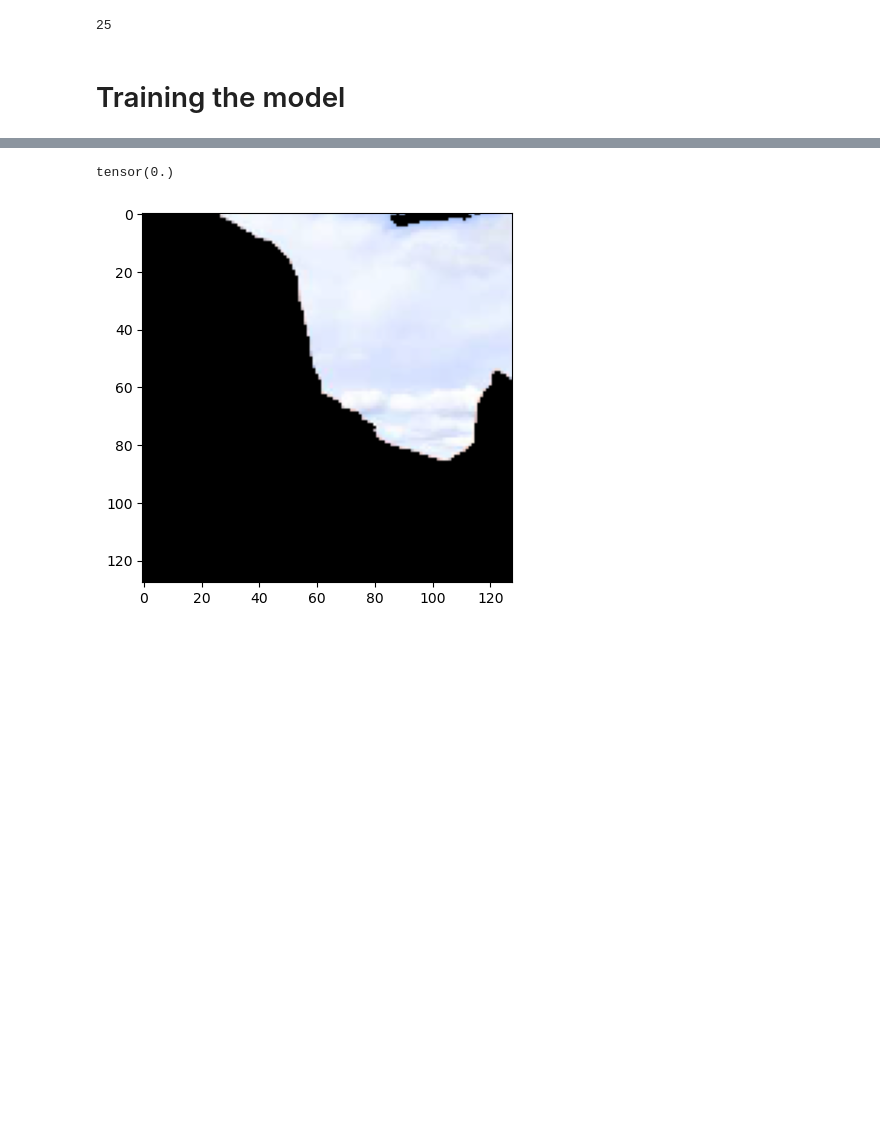
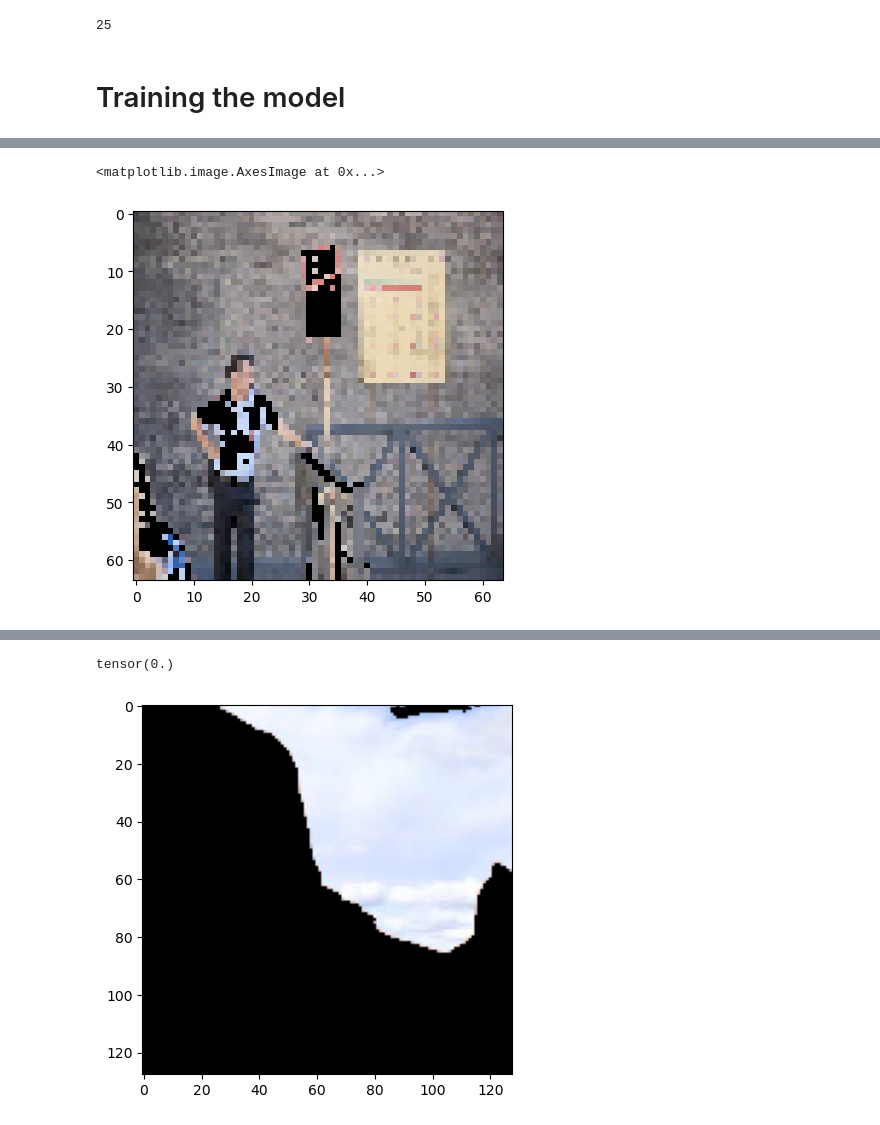
Before and after one commit to jakwisn/advanced_deep_learning_in_cv, a Jupyter notebook: main_training.ipynb, the cells around one changed output, grey strips where cells are left out. Cells and saved outputs as stored; diff of their text form; code cells hidden in the pictures; blank space fills up the shorter version.

```diff
--- a/main_training.ipynb
+++ b/main_training.ipynb
@@ -90,0 +122,5 @@ ValueError: not enough values to unpack (expected 3, got 2)
+# %%
+plt.imshow( np.einsum('abc->bca', x_known[1]))
+# %% [output]
+<matplotlib.image.AxesImage at 0x...>
+[figure, added]
```
Also changed, not shown: parts of 15 cells of this notebook, 2 other files.
